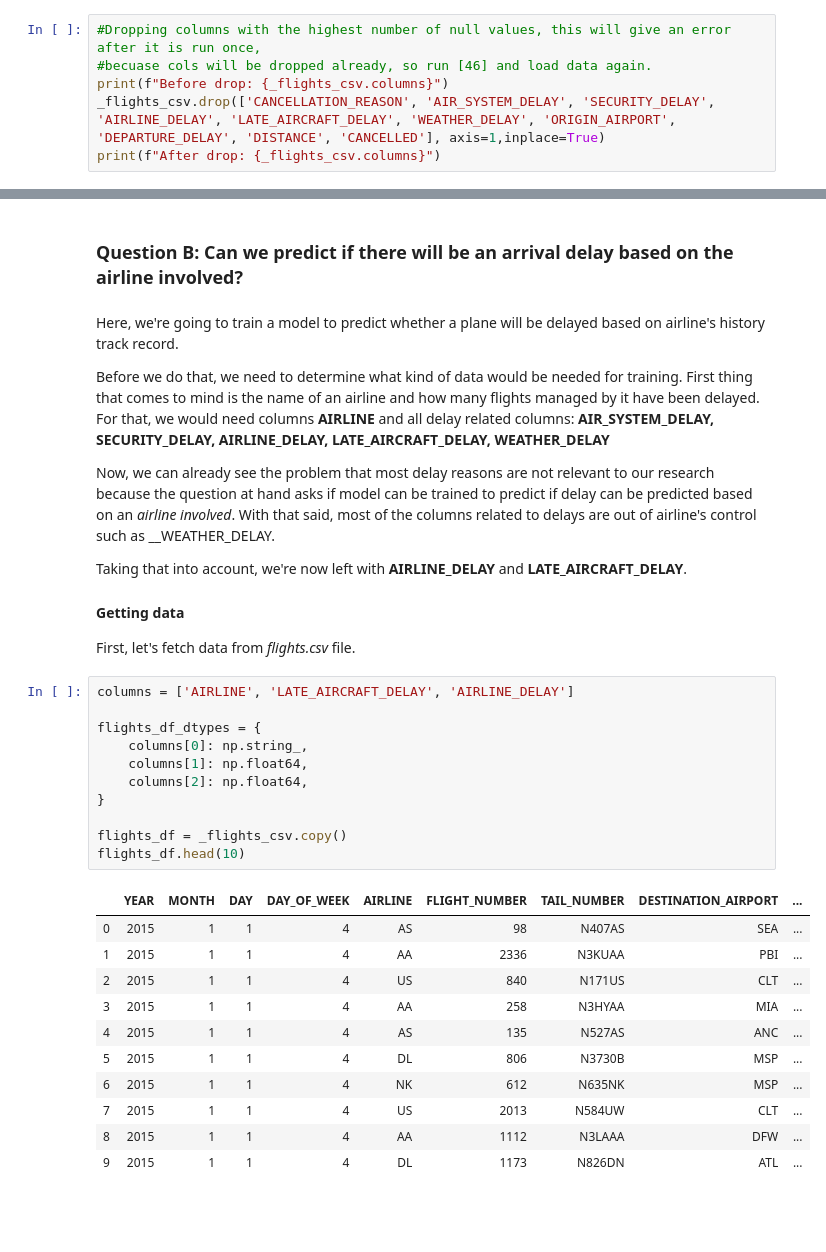
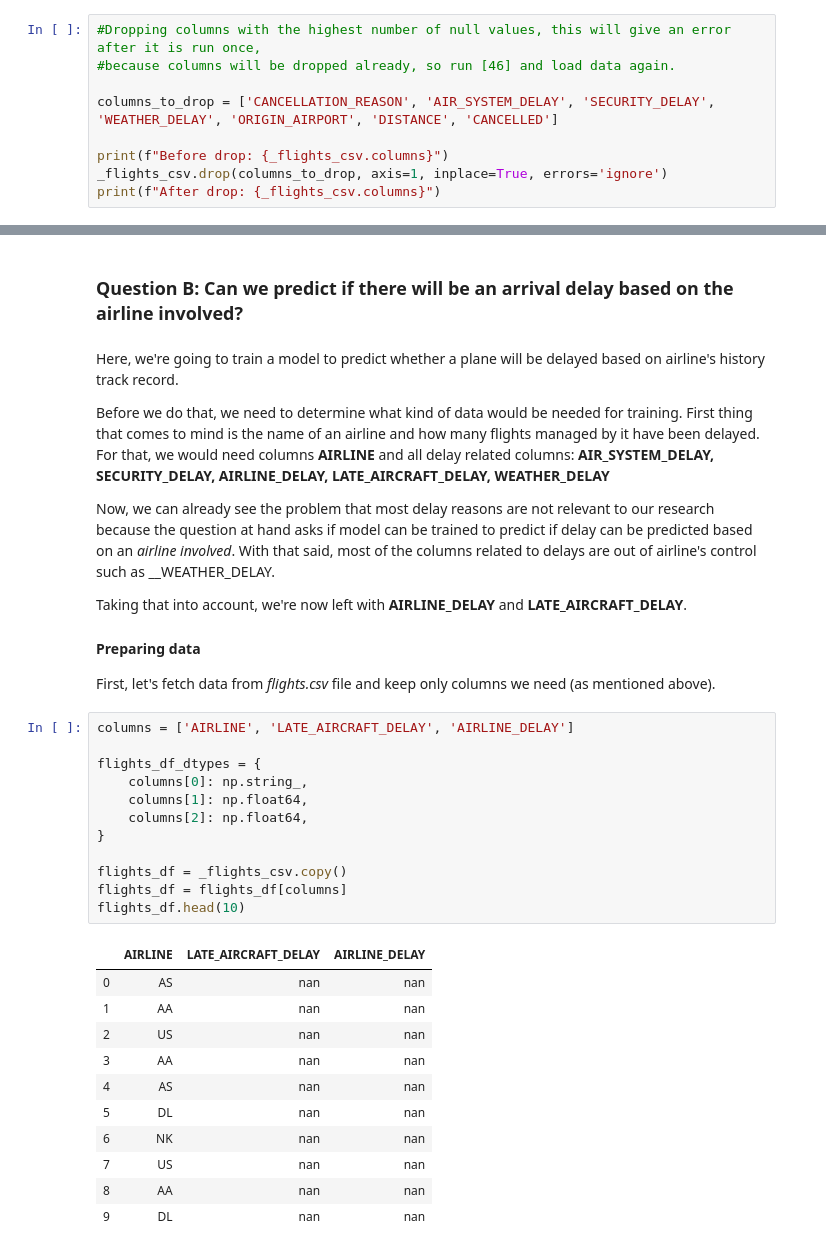
Before and after one commit to eydandash/MachineLearningProject, a Jupyter notebook: FlightsAnalysis.ipynb, the cells around one changed output, grey strips where cells are left out. Cells and saved outputs as stored; diff of their text form; blank space fills up the shorter version.

```diff
--- a/FlightsAnalysis.ipynb
+++ b/FlightsAnalysis.ipynb
@@ -188,8 +188,11 @@ dtype: float64
 # %%
 #Dropping columns with the highest number of null values, this will give an error after it is run once,
-#becuase cols will be dropped already, so run [46] and load data again.
+#because columns will be dropped already, so run [46] and load data again.
+
+columns_to_drop = ['CANCELLATION_REASON', 'AIR_SYSTEM_DELAY', 'SECURITY_DELAY', 'WEATHER_DELAY', 'ORIGIN_AIRPORT', 'DISTANCE', 'CANCELLED']
+
 print(f"Before drop: {_flights_csv.columns}")
-_flights_csv.drop(['CANCELLATION_REASON', 'AIR_SYSTEM_DELAY', 'SECURITY_DELAY', 'AIRLINE_DELAY', 'LATE_AIRCRAFT_DELAY', 'WEATHER_DELAY', 'ORIGIN_AIRPORT', 'DEPARTURE_DELAY', 'DISTANCE', 'CANCELLED'], axis=1,inplace=True)
+_flights_csv.drop(columns_to_drop, axis=1, inplace=True, errors='ignore')
 print(f"After drop: {_flights_csv.columns}")
 # %% [output]
 Before drop: Index(['YEAR', 'MONTH', 'DAY', 'DAY_OF_WEEK', 'AIRLINE', 'FLIGHT_NUMBER',
@@ -452,29 +462,30 @@ Now, we can already see the problem that most delay reasons are not relevant to
 
 Taking that into account, we're now left with __AIRLINE_DELAY__ and __LATE_AIRCRAFT_DELAY__.
 
-#### Getting data
+#### Preparing data
 
-First, let's fetch data from _flights.csv_ file.
+First, let's fetch data from _flights.csv_ file and keep only columns we need (as mentioned above).
 # %%
 columns = ['AIRLINE', 'LATE_AIRCRAFT_DELAY', 'AIRLINE_DELAY']
 
 flights_df_dtypes = {
     columns[0]: np.string_,
     columns[1]: np.float64,
     columns[2]: np.float64,
 }
 
 flights_df = _flights_csv.copy()
+flights_df = flights_df[columns]
 flights_df.head(10)
 # %% [output]
-|  | YEAR | MONTH | DAY | DAY_OF_WEEK | AIRLINE | FLIGHT_NUMBER | TAIL_NUMBER | DESTINATION_AIRPORT | ... |
-| 0 | 2015 | 1 | 1 | 4 | AS | 98 | N407AS | SEA | ... |
-| 1 | 2015 | 1 | 1 | 4 | AA | 2336 | N3KUAA | PBI | ... |
-| 2 | 2015 | 1 | 1 | 4 | US | 840 | N171US | CLT | ... |
-| 3 | 2015 | 1 | 1 | 4 | AA | 258 | N3HYAA | MIA | ... |
-| 4 | 2015 | 1 | 1 | 4 | AS | 135 | N527AS | ANC | ... |
-| 5 | 2015 | 1 | 1 | 4 | DL | 806 | N3730B | MSP | ... |
-| 6 | 2015 | 1 | 1 | 4 | NK | 612 | N635NK | MSP | ... |
-| 7 | 2015 | 1 | 1 | 4 | US | 2013 | N584UW | CLT | ... |
-| 8 | 2015 | 1 | 1 | 4 | AA | 1112 | N3LAAA | DFW | ... |
-| 9 | 2015 | 1 | 1 | 4 | DL | 1173 | N826DN | ATL | ... |
+|  | AIRLINE | LATE_AIRCRAFT_DELAY | AIRLINE_DELAY |
+| 0 | AS | nan | nan |
+| 1 | AA | nan | nan |
+| 2 | US | nan | nan |
+| 3 | AA | nan | nan |
+| 4 | AS | nan | nan |
+| 5 | DL | nan | nan |
+| 6 | NK | nan | nan |
+| 7 | US | nan | nan |
+| 8 | AA | nan | nan |
+| 9 | DL | nan | nan |
```
Also changed, not shown: parts of 21 cells of this notebook.
